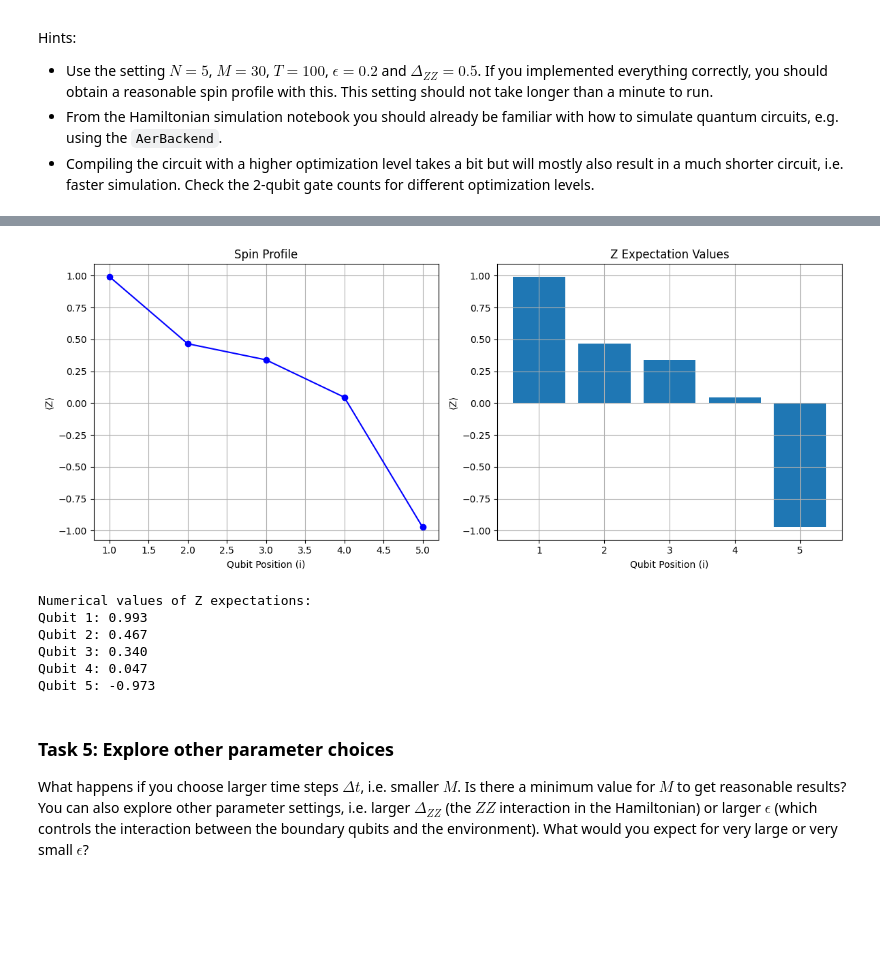
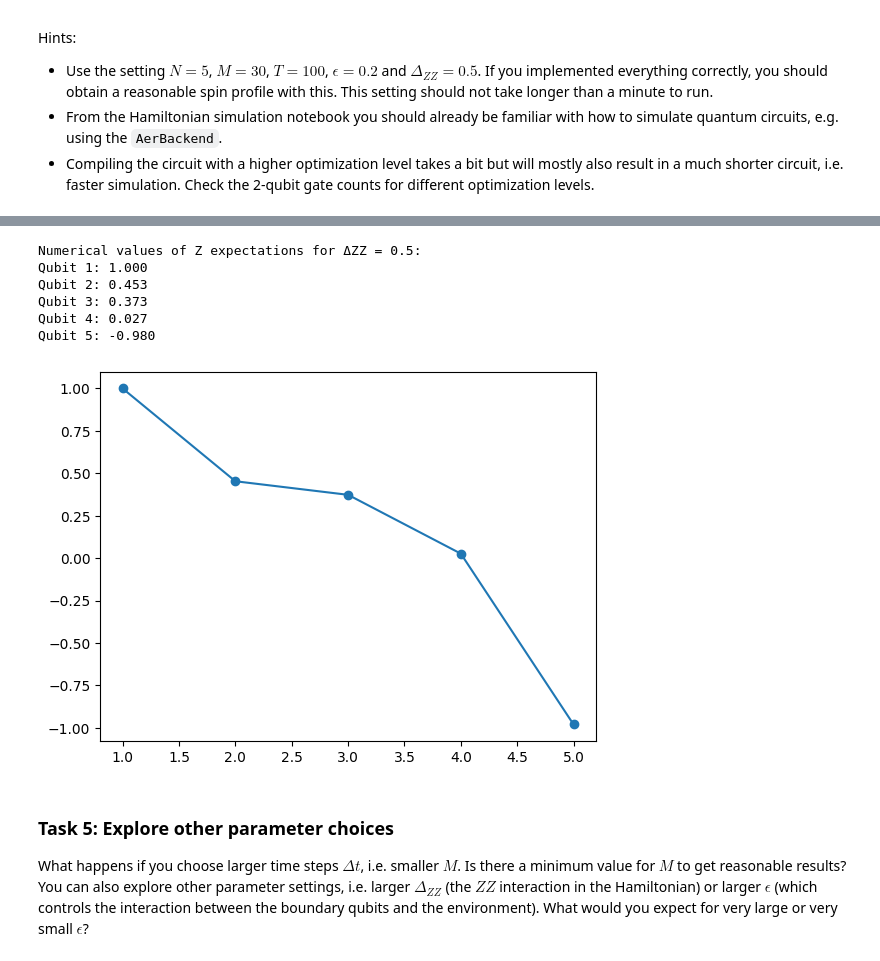
Before and after one commit to Rohan-T144/2025-Quantinuum, a Jupyter notebook: notebooks/lindblad_simulation.ipynb, the cells around one changed output, grey strips where cells are left out. Drawn from its saved outputs; the diff is of its cells as text; code cells hidden in the pictures; blank space fills up the shorter version.

```diff
--- a/notebooks/lindblad_simulation.ipynb
+++ b/notebooks/lindblad_simulation.ipynb
@@ -420,63 +408,49 @@ draw(sim_circuit)
 # %%
-# Import required libraries
 import matplotlib.pyplot as plt
 from pytket.backends.backend import Backend
-# from pytket.backends.backend_manager import BackendManager
 from pytket.extensions.qiskit import AerBackend
 
-
-# Initialize backend
-backend = AerBackend()
-
-# Function to measure Z expectation values for all qubits
+# Function to measure Z expectations for all qubits
 def measure_z_expectations(circuit, n_qubits, n_shots=300):
     expectations = []
     for i in range(n_qubits):
         # Create Z observable for qubit i
         observable = QubitPauliOperator({QubitPauliString([Qubit('system', i)], [Pauli.Z]): 1.0})
         # Measure expectation value
         expectation = get_operator_expectation_value(circuit, observable, backend, n_shots).real
         expectations.append(expectation)
     return expectations
 
-# Measure Z expectations
+# Initialize backend
+backend = AerBackend()
+
 n_qubits = 5
+
+sim_circuit = XXZ_lindblad_simulation_circ(
+    n_system_qubits=n_qubits,
+    Delta_ZZ=0.5,
+    epsilon=0.2,
+    t_evolution=100,
+    n_evolution_steps=30,
+)
+
 z_expectations = measure_z_expectations(sim_circuit, n_qubits)
 
-# Create plots
-plt.figure(figsize=(12, 5))
-
-# Plot 1: Spin profile (similar to Fig 2 in paper)
-plt.subplot(1, 2, 1)
-plt.plot(range(1, n_qubits + 1), z_expectations, 'bo-')
-plt.xlabel('Qubit Position (i)')
-plt.ylabel('⟨Z⟩')
-plt.title('Z Expectation Values')
-plt.grid(True)
-
-# Plot 2: Expectation values as function of i
-plt.subplot(1, 2, 2)
-plt.bar(range(1, n_qubits + 1), z_expectations)
-plt.xlabel('Qubit Position (i)')
-plt.ylabel('⟨Z⟩')
-plt.title('Z Expectation Values')
-plt.grid(True)
-
-plt.tight_layout()
-plt.show()
+plt.plot(range(1, n_qubits + 1), z_expectations, 'o-',
+            label=f'ΔZZ = {0.5}')
 
 # Print numerical values
-print("\nNumerical values of Z expectations:")
+print(f"\nNumerical values of Z expectations for ΔZZ = {0.5}:")
 for i, exp in enumerate(z_expectations, 1):
     print(f"Qubit {i}: {exp:.3f}")
 # %% [output]
+Numerical values of Z expectations for ΔZZ = 0.5:
+Qubit 1: 1.000
+Qubit 2: 0.453
+Qubit 3: 0.373
+Qubit 4: 0.027
+Qubit 5: -0.980
-[figure, old version]
+[figure, new version]
-Numerical values of Z expectations:
-Qubit 1: 0.993
-Qubit 2: 0.467
-Qubit 3: 0.340
-Qubit 4: 0.047
-Qubit 5: -0.973
 # %% [markdown]
 ### Task 5: Explore other parameter choices
 
```
Also changed, not shown: parts of 11 cells of this notebook.
